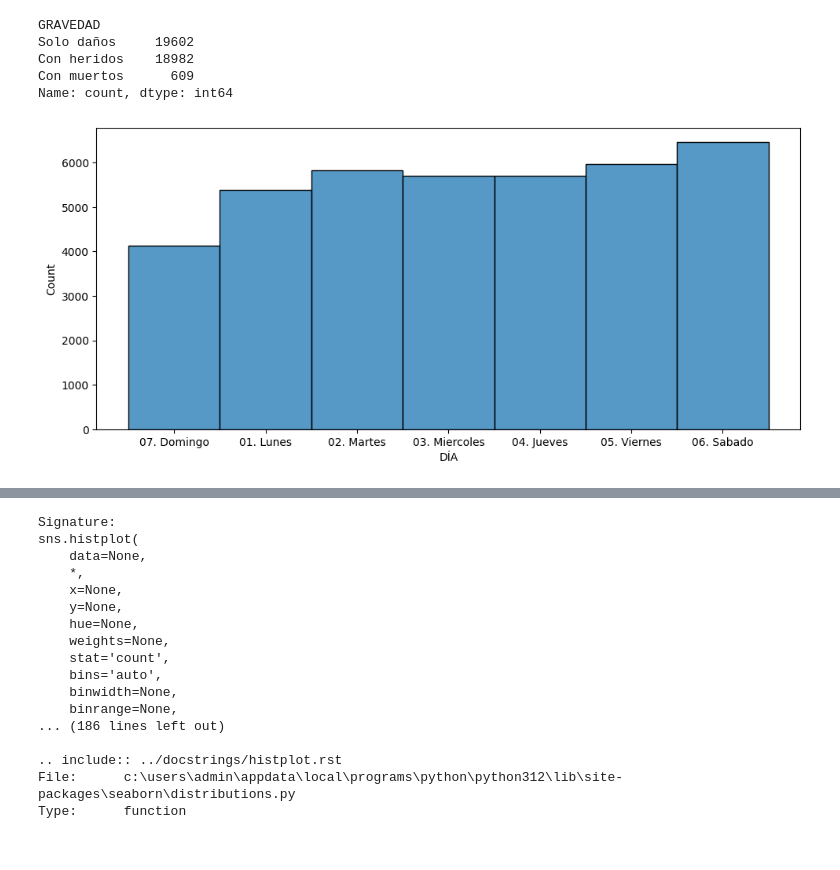
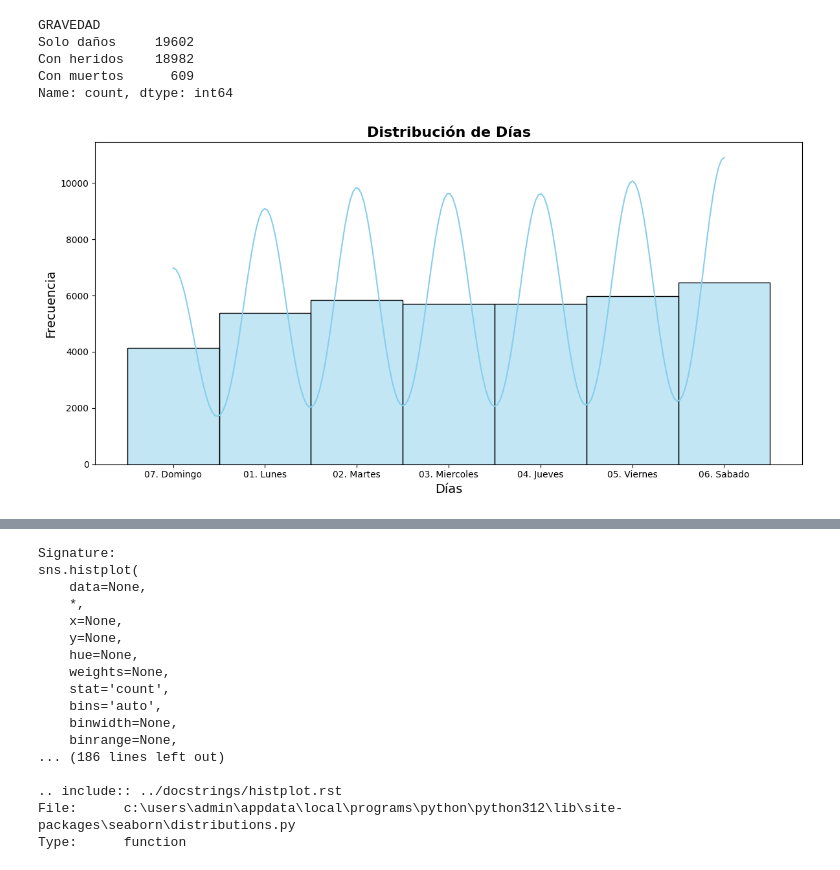
Before and after one commit to Akelarre1/BitRepo, a Jupyter notebook: Act2.ipynb, the cells around one changed output, grey strips where cells are left out. Saved outputs shown, nothing was run; the diff lists cells and outputs as text; code cells hidden in the pictures.

```diff
--- a/Act2.ipynb
+++ b/Act2.ipynb
@@ -157,9 +155,21 @@ Solo daños     19602
 Con heridos    18982
 Con muertos      609
 Name: count, dtype: int64
-# %%
-sns.histplot(C1['DÍA'],bins=20)
-plt.subplots_adjust(left=0.1, right=1.5, bottom=0.1, top=0.9, wspace=0.4, hspace=0.4)
-# %% [output]
-[figure, removed]
+# %%
+C1 = A[['DÍA', 'GRAVEDAD', 'MES']]
+
+plt.figure(figsize=(12, 6))
+sns.histplot(C1['DÍA'], bins=20, color='skyblue', kde=True)
+
+# Labels
+plt.xlabel('Días', fontsize=14)
+plt.ylabel('Frecuencia', fontsize=14)
+plt.title('Distribución de Días', fontsize=16, weight='bold')
+
+# Layout
+plt.tight_layout()
+
+plt.show()
+# %% [output]
+[figure, added]
 # %%
```
Also changed, not shown: parts of 10 cells of this notebook.
